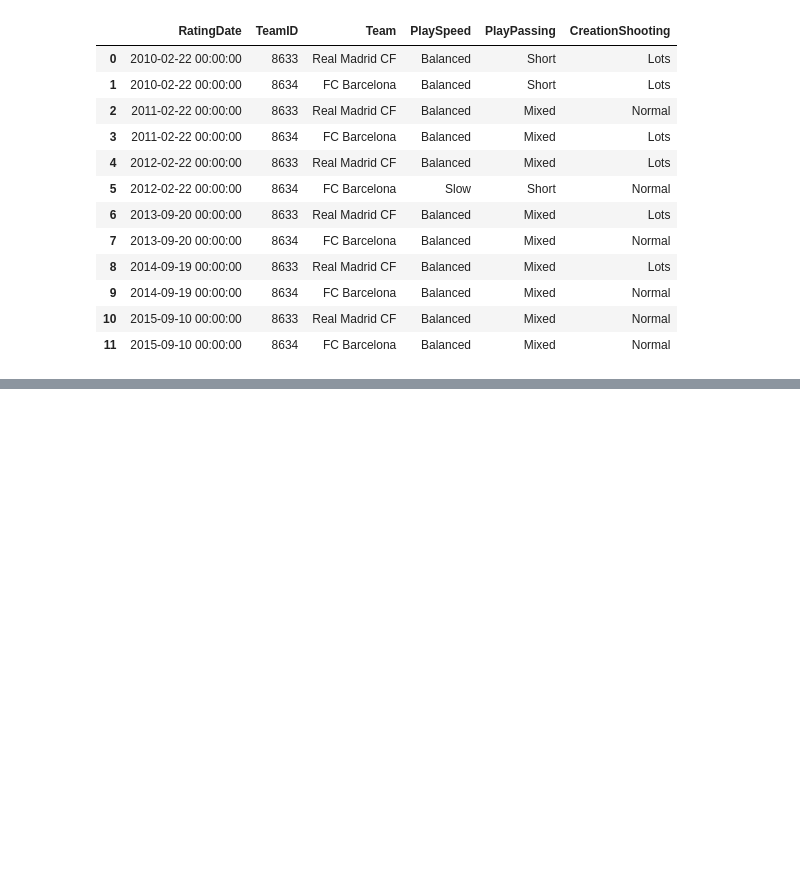
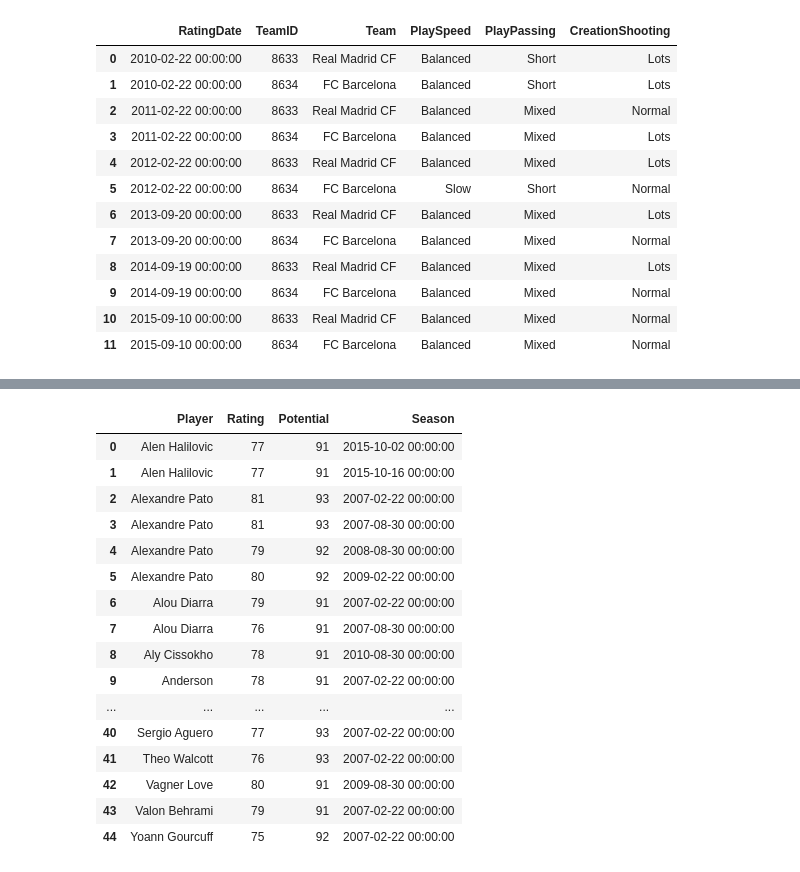
Before and after one commit to DavidReal04/TalentoTech, a Jupyter notebook: Taller_SQL_DavidReal.ipynb, the cells around one changed output, grey strips where cells are left out. Saved outputs shown, nothing was run; the diff lists cells and outputs as text; code cells hidden in the pictures; blank space fills up the shorter version.

```diff
--- a/Taller_SQL_DavidReal.ipynb
+++ b/Taller_SQL_DavidReal.ipynb
@@ -999,0 +1092,38 @@ subquery
+# %%
+query = """
+SELECT
+    p.player_name AS Player,
+    pa.overall_rating AS Rating,
+    pa.potential AS Potential,
+    pa.date AS Season
+FROM
+    Player_Attributes pa
+JOIN
+    Player p ON pa.player_api_id = p.player_api_id
+WHERE
+    pa.potential > 90
+    AND pa.overall_rating < pa.potential-10
+ORDER BY
+    p.player_name, pa.potential DESC, pa.date;
+"""
+
+jugadores_potencial = pd.read_sql(query, conn)
+jugadores_potencial
+# %% [output]
+|  | Player | Rating | Potential | Season |
+| 0 | Alen Halilovic | 77 | 91 | 2015-10-02 00:00:00 |
+| 1 | Alen Halilovic | 77 | 91 | 2015-10-16 00:00:00 |
+| 2 | Alexandre Pato | 81 | 93 | 2007-02-22 00:00:00 |
+| 3 | Alexandre Pato | 81 | 93 | 2007-08-30 00:00:00 |
+| 4 | Alexandre Pato | 79 | 92 | 2008-08-30 00:00:00 |
+| 5 | Alexandre Pato | 80 | 92 | 2009-02-22 00:00:00 |
+| 6 | Alou Diarra | 79 | 91 | 2007-02-22 00:00:00 |
+| 7 | Alou Diarra | 76 | 91 | 2007-08-30 00:00:00 |
+| 8 | Aly Cissokho | 78 | 91 | 2010-08-30 00:00:00 |
+| 9 | Anderson | 78 | 91 | 2007-02-22 00:00:00 |
+| ... | ... | ... | ... | ... |
+| 40 | Sergio Aguero | 77 | 93 | 2007-02-22 00:00:00 |
+| 41 | Theo Walcott | 76 | 93 | 2007-02-22 00:00:00 |
+| 42 | Vagner Love | 80 | 91 | 2009-08-30 00:00:00 |
+| 43 | Valon Behrami | 79 | 91 | 2007-02-22 00:00:00 |
+| 44 | Yoann Gourcuff | 75 | 92 | 2007-02-22 00:00:00 |
```
Also changed, not shown: parts of 14 cells of this notebook.
